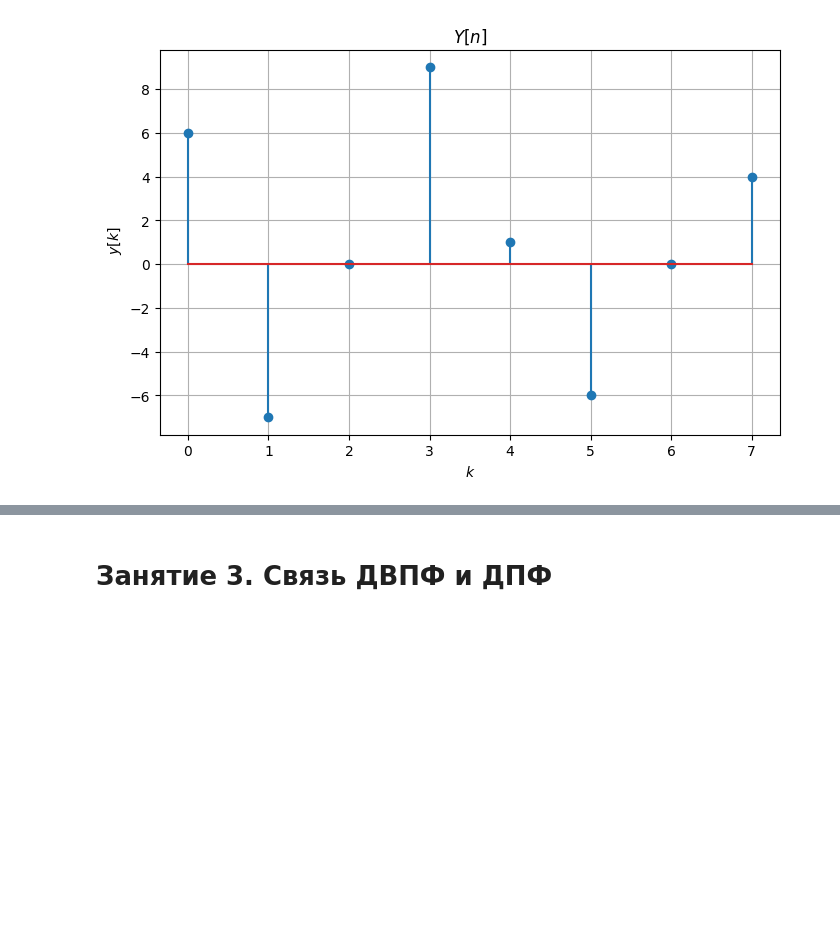
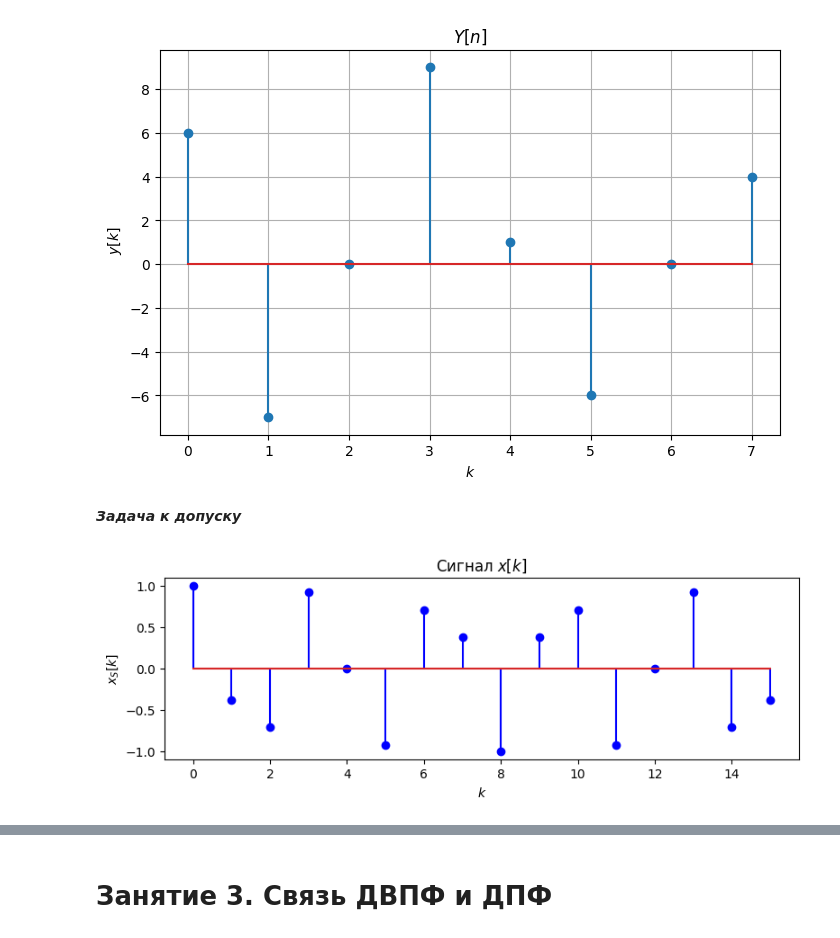
Before and after one commit to oncominglane/radiophysics, a Jupyter notebook: lab2/Lab2.ipynb, the cells around one changed output, grey strips where cells are left out. Drawn from its saved outputs; the diff is of its cells as text; code cells hidden in the pictures; blank space fills up the shorter version.

```diff
--- a/lab2/Lab2.ipynb
+++ b/lab2/Lab2.ipynb
@@ -371,3 +371,19 @@ plt.grid()
 # %% [output]
 [figure]
 [figure]
+# %% [markdown]
+___Задача к допуску___
+# %%
+N = 16
+k = np.arange(N)
+y=np.cos(2*np.pi*5/16*k)
+k = np.arange(N)
+
+plt.figure(figsize=[8, 3])
+plt.stem(k, y.real, "b", label = "$x[k]$")
+plt.title('Сигнал $x[k]$')
+plt.xlabel('$k$')
+plt.ylabel('$x_S[k]$')
+plt.tight_layout()
+# %% [output]
+[figure, added]
```
Also changed, not shown: parts of 2 cells of this notebook.
